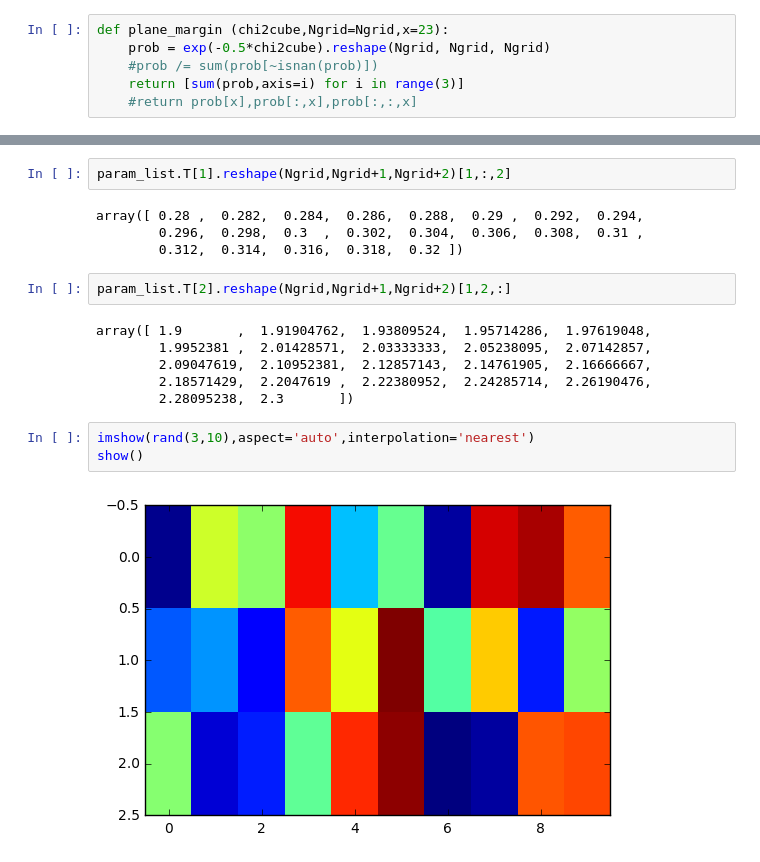
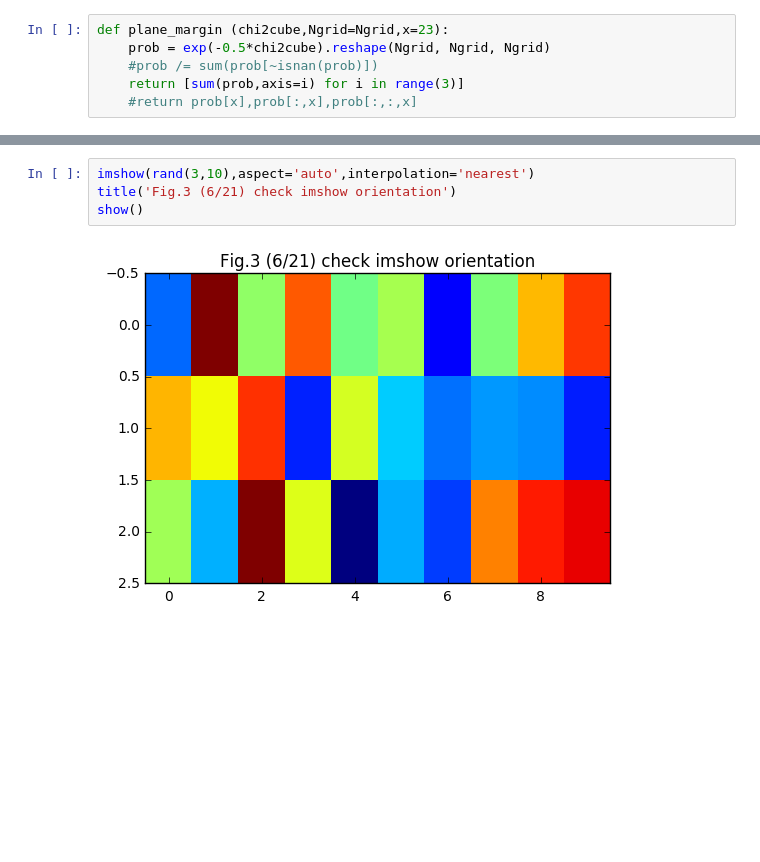
Before and after one commit to liuxx479/PDFs, a Jupyter notebook: likelihood.ipynb, the cells around one changed output, grey strips where cells are left out. Cells and saved outputs as stored; diff of their text form; blank space fills up the shorter version.

```diff
--- a/likelihood.ipynb
+++ b/likelihood.ipynb
@@ -66,19 +58,6 @@ array([ 0.        ,  0.01842105,  0.03684211,  0.05526316,  0.07368421,
-# %%
-param_list.T[1].reshape(Ngrid,Ngrid+1,Ngrid+2)[1,:,2]
-# %% [output]
-array([ 0.28 ,  0.282,  0.284,  0.286,  0.288,  0.29 ,  0.292,  0.294,
-        0.296,  0.298,  0.3  ,  0.302,  0.304,  0.306,  0.308,  0.31 ,
-        0.312,  0.314,  0.316,  0.318,  0.32 ])
-# %%
-param_list.T[2].reshape(Ngrid,Ngrid+1,Ngrid+2)[1,2,:]
-# %% [output]
-array([ 1.9       ,  1.91904762,  1.93809524,  1.95714286,  1.97619048,
-        1.9952381 ,  2.01428571,  2.03333333,  2.05238095,  2.07142857,
-        2.09047619,  2.10952381,  2.12857143,  2.14761905,  2.16666667,
-        2.18571429,  2.2047619 ,  2.22380952,  2.24285714,  2.26190476,
-        2.28095238,  2.3       ])
 # %%
 imshow(rand(3,10),aspect='auto',interpolation='nearest')
+title('Fig.3 (6/21) check imshow orientation')
 show()
 # %% [output]
-[figure, old version]
+[figure, new version]
```
Also changed, not shown: parts of 8 cells of this notebook.
